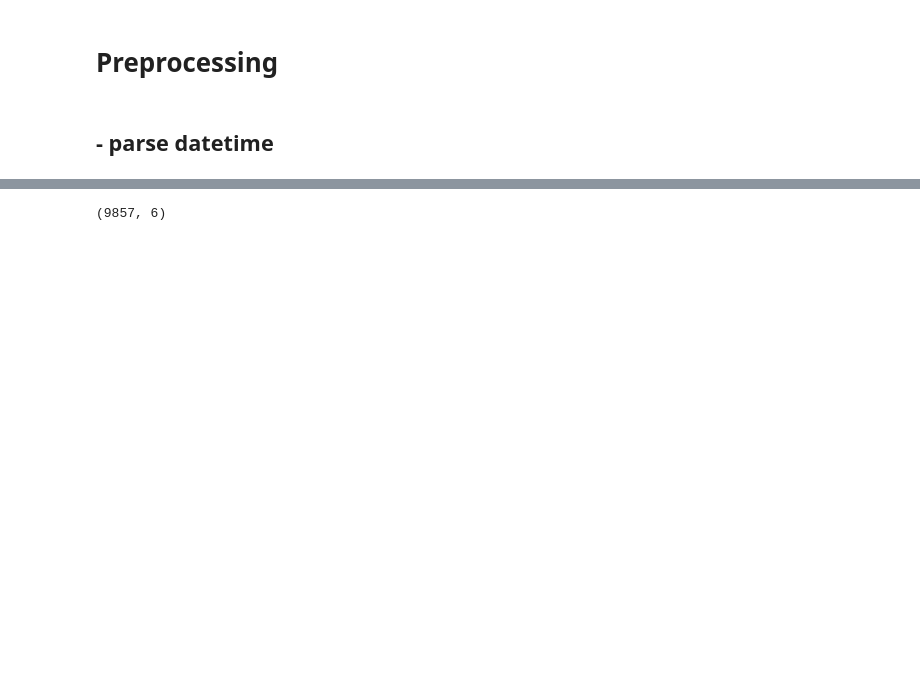
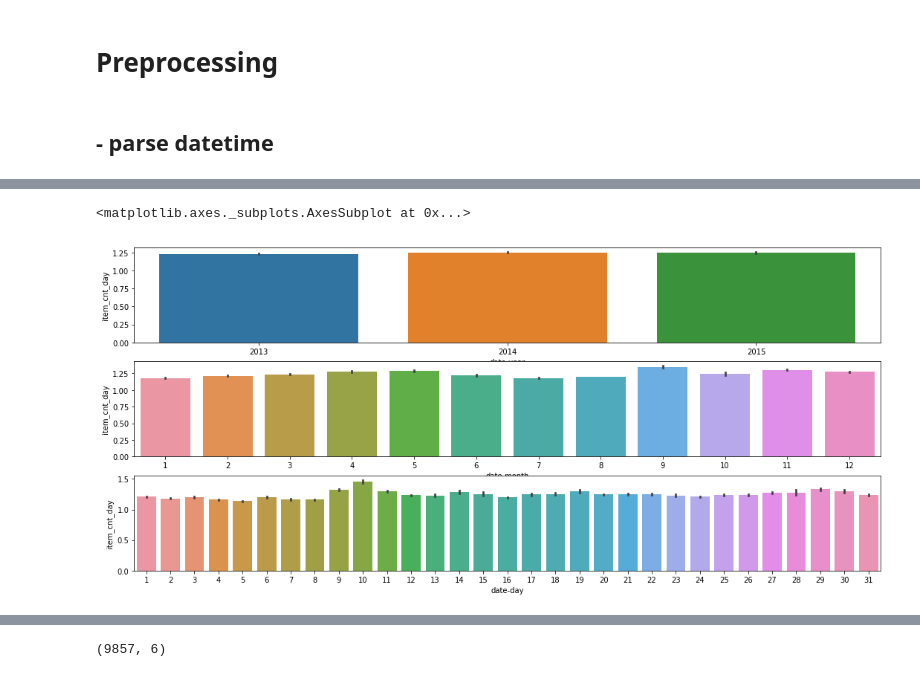
Before and after one commit to sungeunDev/DSSchool_Study, a Jupyter notebook: study/kaggle_predict_future_sale/week3_study_predict_future_sales.ipynb, the cells around one changed output, grey strips where cells are left out. Cells and saved outputs as stored; diff of their text form; code cells hidden in the pictures; blank space fills up the shorter version.

```diff
--- a/study/kaggle_predict_future_sale/week3_study_predict_future_sales.ipynb
+++ b/study/kaggle_predict_future_sale/week3_study_predict_future_sales.ipynb
@@ -10,7 +10,7 @@ import numpy as np
 # %%
 filePath = "~/Git/DSSchool_Study/study/kaggle_predict_future_sale/data"
 
-train = pd.read_csv(filePath + "/sales_train.csv")
+train = pd.read_csv(filePath + "/sales_train.csv", parse_dates=["date"])
 item_categorizes = pd.read_csv(filePath + "/item_categories.csv")
 items = pd.read_csv(filePath + "/items.csv")
 shops = pd.read_csv(filePath + "/shops.csv")
@@ -44,3 +48,7 @@ submit.head()
 # Preprocessing
 # %% [markdown]
 ## - parse datetime
+# %%
+train['date-year'] = train['date'].dt.year
+train['date-month'] = train['date'].dt.month
+train['date-day'] = train['date'].dt.day
@@ -46,0 +64,12 @@ submit.head()
+# %%
+train['date-dayofweek'] = train['date'].dt.dayofweek
+# %%
+figure, (ax1, ax2, ax3) = plt.subplots(nrows=3, ncols=1)
+figure.set_size_inches(18, 8)
+
+sns.barplot(data=train, x="date-year", y="item_cnt_day", ax=ax1)
+sns.barplot(data=train, x="date-month", y="item_cnt_day", ax=ax2)
+sns.barplot(data=train, x="date-day", y="item_cnt_day", ax=ax3)
+# %% [output]
+<matplotlib.axes._subplots.AxesSubplot at 0x...>
+[figure, added]
```
Also changed, not shown: parts of 14 cells of this notebook, 28 other files.
